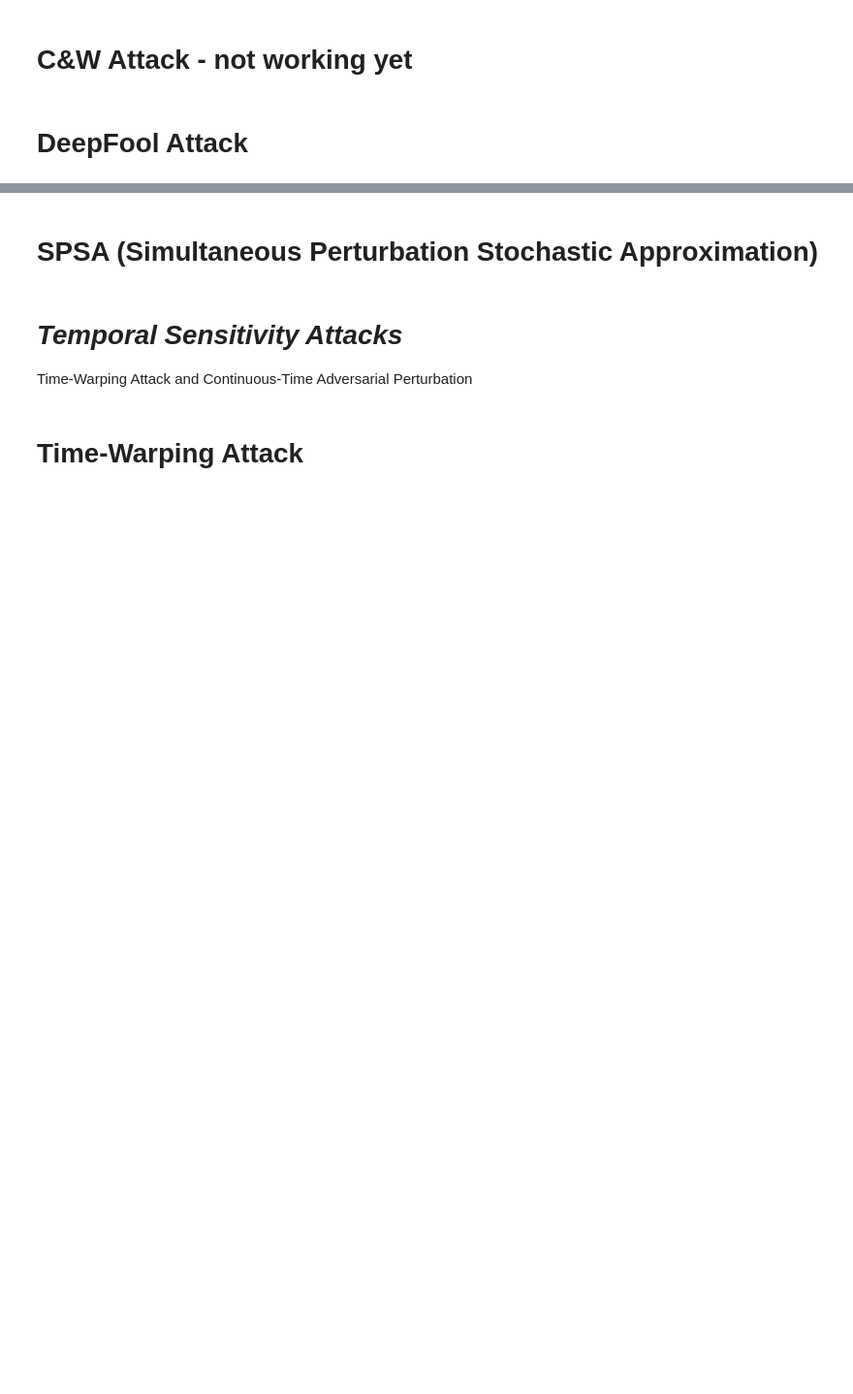
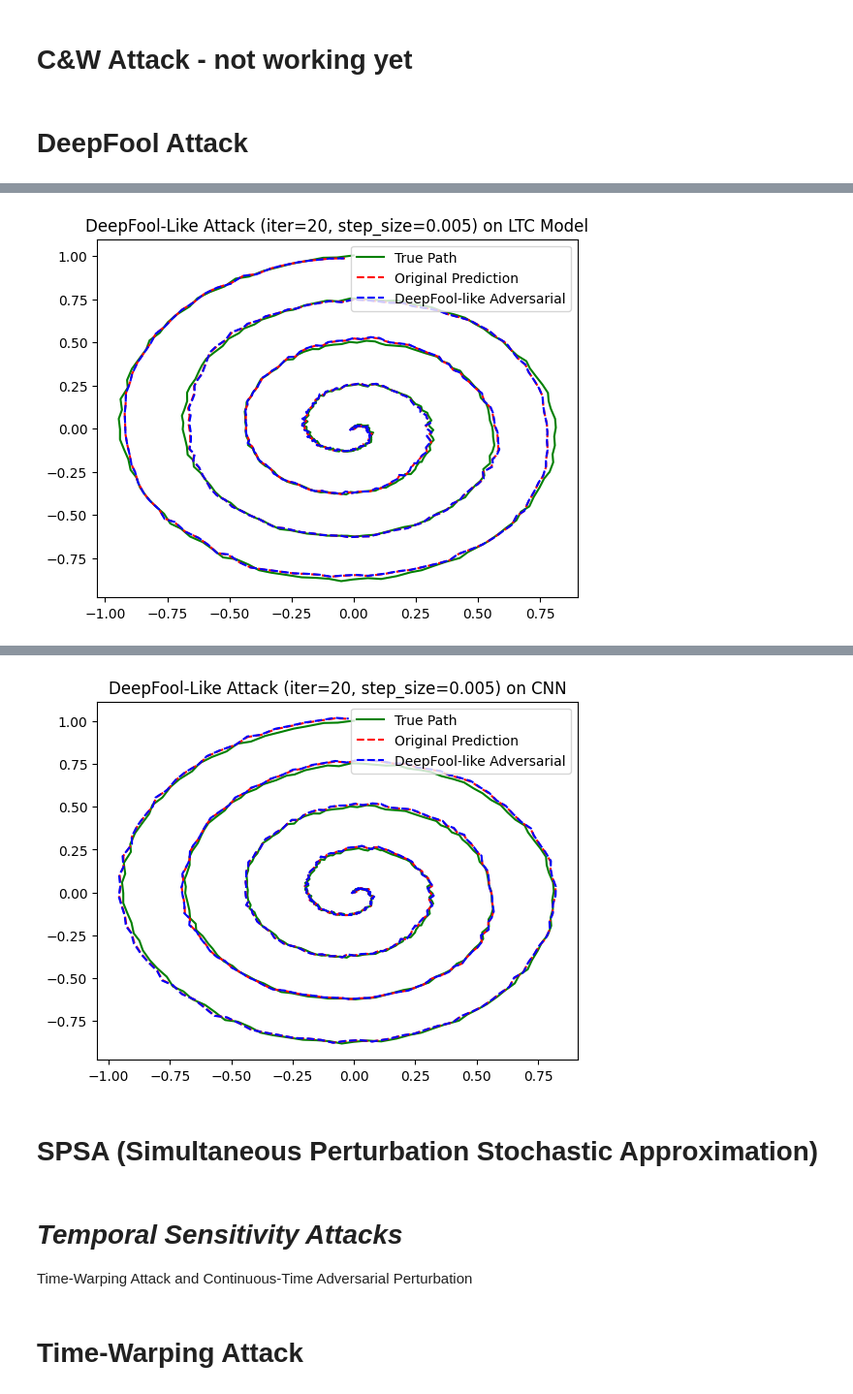
Before and after one commit to ViyanR/LTCFYP, a Jupyter notebook: LNN_LTC_Adversarial_Attacks.ipynb, the cells around one changed output, grey strips where cells are left out. Shown at 97% size. Saved outputs shown, nothing was run; the diff lists cells and outputs as text; code cells hidden in the pictures; blank space fills up the shorter version.

Commit message:
Deepfool for TCN implemented

```diff
--- a/LNN_LTC_Adversarial_Attacks.ipynb
+++ b/LNN_LTC_Adversarial_Attacks.ipynb
@@ -681,7 +681,7 @@ def run_manual_fgsm_attack(model, input_seq, target_seq, epsilon=0.05):
     normalised_adv_output = adv_output_tensor.numpy()
     adv_output_tensor = adv_output_tensor.squeeze(0)
 
-    get_robustness_metrics(model, normalised_original_output, adv_output_tensor, normalised_target_tensor)
+    get_robustness_metrics(model, normalised_original_output, adv_output_tensor, normalised_target_tensor.squeeze(0))
 
     # Denormalise for plotting
     adv_output, _, _ = denormalise(normalised_adv_output, mean, std)
@@ -865,20 +887,25 @@ adv_output = run_cw_l2_attack(cnn_model, test_input, test_target, c=1e-4, lr=1e-
 def run_deepfool_like_attack(model, input_seq, target_seq, max_iter=20, step_size=0.005):
     model.eval()
 
-    input_tensor = torch.FloatTensor(input_seq).unsqueeze(0).requires_grad_(True)  # [1, T, D]
-    target_tensor = torch.FloatTensor(target_seq).unsqueeze(0)                     # [1, T, D]
-    adv_input = input_tensor.clone().detach().requires_grad_(True)
+    # Normalise input data and target seq using the same mean and std dev as before
+    normalised_input_seq, _, _ = normalise(input_seq, mean, std)
+    normalised_target_seq, _, _ = normalise(target_seq, mean, std)
 
-    perturbation = torch.zeros_like(adv_input)
+    normalised_input_tensor = torch.FloatTensor(normalised_input_seq).unsqueeze(0).requires_grad_(True)
+    normalised_target_tensor = torch.FloatTensor(normalised_target_seq).unsqueeze(0)
+
+    adv_input_tensor = normalised_input_tensor.clone().detach().requires_grad_(True)
+
+    perturbation = torch.zeros_like(adv_input_tensor)
 
     for _ in range(max_iter):
-        output = model(adv_input)
-        loss = F.mse_loss(output, target_tensor, reduction='sum')
+        normalised_output_tensor = model(adv_input_tensor)
+        loss = F.mse_loss(normalised_output_tensor, normalised_target_tensor, reduction='sum')
 
         model.zero_grad()
         loss.backward()
 
-        grad = adv_input.grad.data
+        grad = adv_input_tensor.grad.data
         grad_norm = torch.norm(grad)
 
         if grad_norm == 0:
@@ -889,17 +916,19 @@ def run_deepfool_like_attack(model, input_seq, target_seq, max_iter=20, step_siz
         r_i = step_size * grad / grad_norm
         perturbation += r_i
         # adv_input = input_tensor + (1 + overshoot) * perturbation
-        adv_input = input_tensor + perturbation
-        adv_input = adv_input.clone().detach().requires_grad_(True)
+        adv_input_tensor = normalised_input_tensor + perturbation
+        adv_input_tensor = adv_input_tensor.clone().detach().requires_grad_(True)
 
-    # Final outputs
-    adv_output = model(adv_input).squeeze(0).detach().numpy()
-    original_output = model(input_tensor).squeeze(0).detach().numpy()
+    adv_output_tensor = model(adv_input_tensor).squeeze(0).detach()
+    original_output_tensor = model(normalised_input_tensor).squeeze(0).detach()
 
-    # Display Metrics
-    get_robustness_metrics(model, original_output, adv_output, target_tensor)
+    get_robustness_metrics(model, original_output_tensor, adv_output_tensor, normalised_target_tensor.squeeze(0))
 
-    # Plot results
+    # Denormalise for plotting
+    adv_output, _, _ = denormalise(adv_output_tensor, mean, std)
+    original_output, _, _ = denormalise(original_output_tensor, mean, std)
+
+
     plt.plot(target_seq[:, 0], target_seq[:, 1], 'g-', label='True Path')
     plt.plot(original_output[:, 0], original_output[:, 1], 'r--', label='Original Prediction')
     plt.plot(adv_output[:, 0], adv_output[:, 1], 'b--', label='DeepFool-like Adversarial')
@@ -907,10 +936,9 @@ def run_deepfool_like_attack(model, input_seq, target_seq, max_iter=20, step_siz
 
     if isinstance(model,LTCRNN):
         title = f"DeepFool-Like Attack (iter={max_iter}, step_size={step_size}) on LTC Model"
-    elif isinstance(model,CNN):
+    elif isinstance(model,TCN):
         title = f"DeepFool-Like Attack (iter={max_iter}, step_size={step_size}) on CNN"
     plt.title(title)
-
     plt.show()
 
     return adv_output
@@ -923,4 +951,5 @@ test_target = test_data[1:]
 adv_output_cw = run_deepfool_like_attack(lnn_model, test_input, test_target, step_size=0.005)
 
 # Run attack on CNN
-adv_output_cw = run_deepfool_like_attack(cnn_model, test_input, test_target, step_size=0.005)
+adv_output_cw = run_deepfool_like_attack(tcn_model, test_input, test_target, step_size=0.005)
+# %% [output]
@@ -926,0 +957 @@ adv_output_cw = run_deepfool_like_attack(cnn_model, test_input, test_target, ste
+[figure, added]
@@ -927,3 +959,4 @@ adv_output_cw = run_deepfool_like_attack(cnn_model, test_input, test_target, ste
+[figure, added]
 # %% [markdown]
 # SPSA (Simultaneous Perturbation Stochastic Approximation)
 # %%
```
Also changed, not shown: parts of 4 cells of this notebook.
